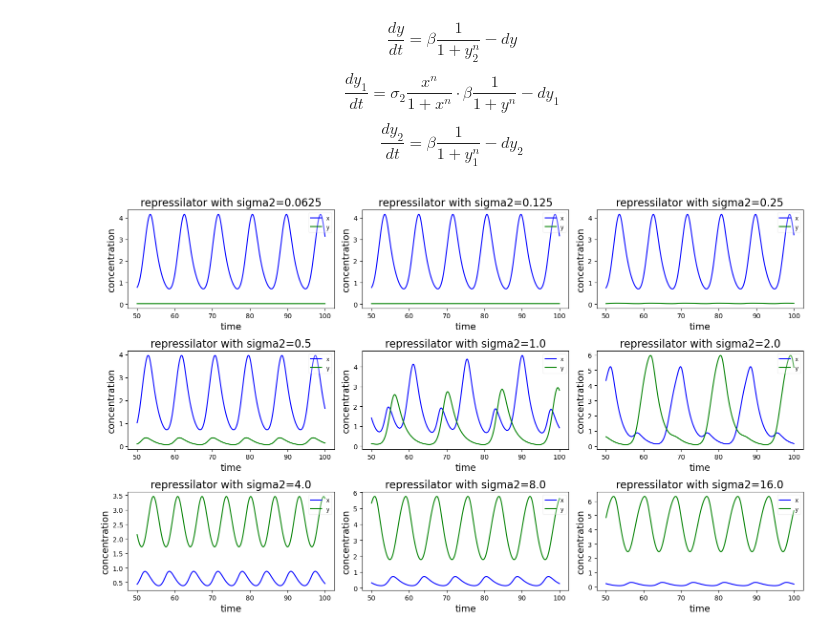
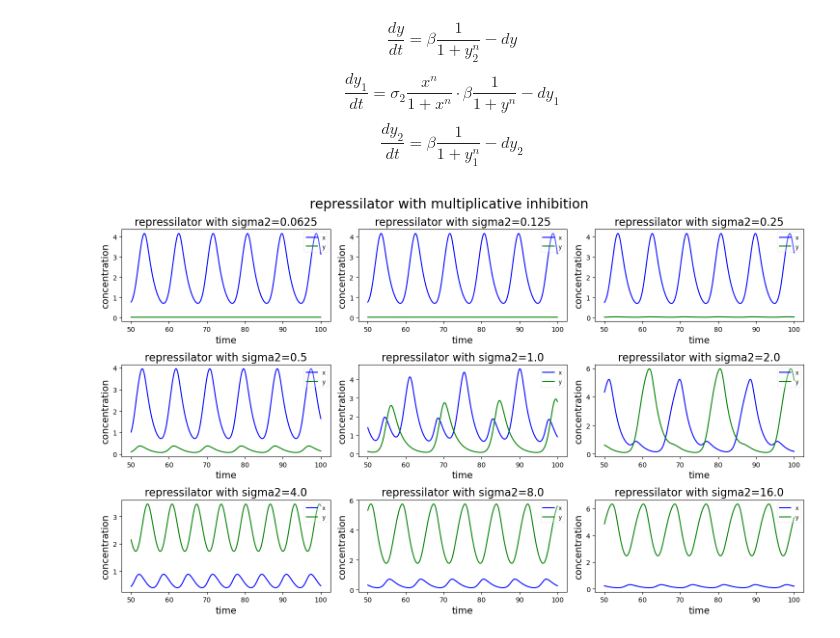
Before and after one commit to Macintosh-Yufei-Zhao/siderophore-game, a Jupyter notebook: two_repressilators_interaction_simu.ipynb, the cells around one changed output. Drawn from its saved outputs; the diff is of its cells as text; code cells hidden in the pictures.

```diff
--- a/two_repressilators_interaction_simu.ipynb
+++ b/two_repressilators_interaction_simu.ipynb
@@ -50,32 +68,32 @@ z0=[1.5,0,0,0,1.5,0]  # initial condition
 # parameters
 n=3         # hill coef
 d=0.5       # repressilator degradation
 sigma=1     # transcription regulation of x
 beta=4      # hill constant
 
 sigma_span=np.zeros(9)
 sigma_span[4]=sigma
 for i in range(0,4):
     sigma_span[i]=sigma/(2**(4-i))
 for i in range(5,9):
     sigma_span[i]=sigma*(2**(i-4))
 
 
 results:list[any]=[None]*9
 plt.figure(figsize=(15, 9))
 for i in range(0,9):
     sigma1=sigma
     sigma2=sigma_span[i]
     results[i]=ode.solve_ivp(couple_repmul_repmul, timespan, z0, t_eval=np.linspace(start_sampling_time,simu_time,(simu_time-start_sampling_time)*100+1), method='RK45', rtol=1e-6, atol=1e-9)
     plt.subplot(3, 3, i+1)
     plt.plot(results[i].t, results[i].y[0], label='x', color='blue', linestyle='-')  # 蓝色实线
     plt.plot(results[i].t, results[i].y[3], label='y', color='green', linestyle='-')  # 绿色点划线
     plt.title('repressilator with sigma2='+str(sigma_span[i]), fontsize=16)
     plt.xlabel('time', fontsize=14)
     plt.ylabel('concentration', fontsize=14)
     plt.legend(loc='upper right',fontsize='small',framealpha=0.3)
-
+plt.suptitle('repressilator with multiplicative inhibition', fontsize=20)
 plt.tight_layout()
 plt.show()
 # %% [output]
-[figure, old version]
+[figure, new version]
```
Also changed, not shown: parts of 4 cells of this notebook, 8 other files.
